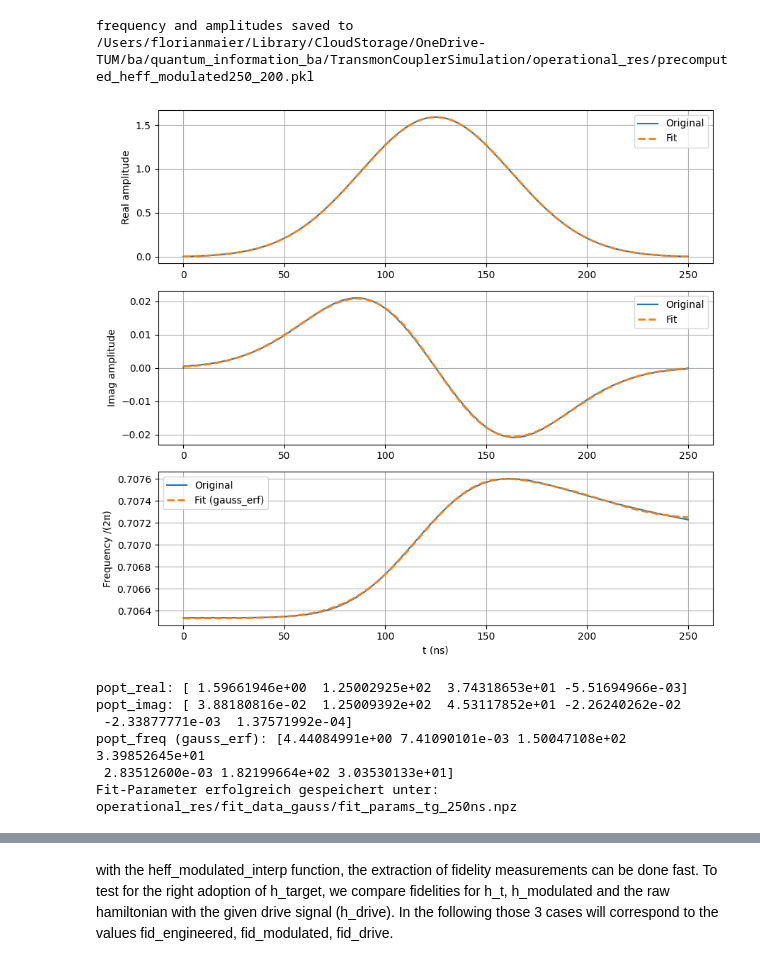
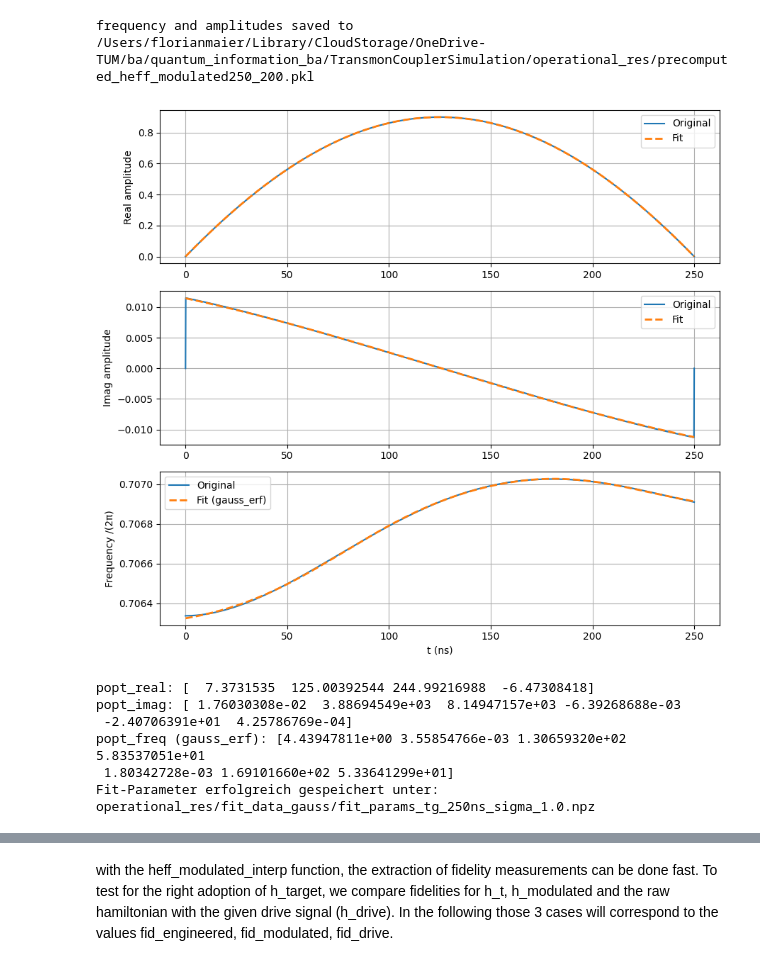
Before and after one commit to FlorianMaier04/TransmonCouplerSimulation, a Jupyter notebook: heff.ipynb, the cells around one changed output, grey strips where cells are left out. Drawn from its saved outputs; the diff is of its cells as text; code cells hidden in the pictures.

```diff
--- a/heff.ipynb
+++ b/heff.ipynb
@@ -14,7 +14,8 @@ s.order = 2
 N_t = 200
 tg = 250
 tlist = np.linspace(0, tg, N_t)
-sigma = 0.15
+sigma_ratio = 1.0
+sigma = sigma_ratio
 
 # compute cos params
 cos_amp, cos_wd = compute_cos_params(s, tg)
@@ -360,42 +361,41 @@ def fit_drive_components(tg, n=2000, freq_model="gauss_erf"):
         exp_term = sp.exp((sigma ** 2 / (2 * tau ** 2)) - ((t - mu) / tau))
         erfc_term = sp.erfc((sigma ** 2 / tau - (t - mu)) / (sp.sqrt(2) * sigma))
         freq_sym = c0 + A * exp_term * erfc_term
 
     print("popt_real:", popt_real)
     print("popt_imag:", popt_imag)
     print(f"popt_freq ({freq_model}):", popt_freq)
 
     # Erstelle den Zielordner, falls er noch nicht existiert
     output_dir = "operational_res/fit_data_gauss"
     os.makedirs(output_dir, exist_ok=True)
 
     # tg exakt als Ganzzahl (int) formatieren
     tg_int = int(round(tg))
-    filename = os.path.join(output_dir, f"fit_params_tg_{tg_int}ns.npz")
-
+    filename = os.path.join(output_dir, f"fit_params_tg_{tg_int}ns_sigma_{(sigma_ratio):.1f}.npz")
     # Speichern der Parameter-Arrays sowie Metadaten
     np.savez(
         filename,
         tg=tg_int,
         freq_model=freq_model,
         popt_real=popt_real,
         popt_imag=popt_imag,
         popt_freq=popt_freq
     )
 
     print(f"Fit-Parameter erfolgreich gespeichert unter: {filename}")
     return amp_sym, freq_sym, sp.lambdify(t, amp_sym, "numpy"), sp.lambdify(t, freq_sym, "numpy")
 
 # Aufruf:
 amp_sym, freq_sym, amp_func, freq_func = fit_drive_components(tg, freq_model="gauss_erf")
 # %% [output]
-[figure, old version]
+[figure, new version]
-popt_real: [ 1.59661946e+00  1.25002925e+02  3.74318653e+01 -5.51694966e-03]
-popt_imag: [ 3.88180816e-02  1.25009392e+02  4.53117852e+01 -2.26240262e-02
- -2.33877771e-03  1.37571992e-04]
-popt_freq (gauss_erf): [4.44084991e+00 7.41090101e-03 1.50047108e+02 3.39852645e+01
- 2.83512600e-03 1.82199664e+02 3.03530133e+01]
-Fit-Parameter erfolgreich gespeichert unter: operational_res/fit_data_gauss/fit_params_tg_250ns.npz
+popt_real: [  7.3731535  125.00392544 244.99216988  -6.47308418]
+popt_imag: [ 1.76030308e-02  3.88694549e+03  8.14947157e+03 -6.39268688e-03
+ -2.40706391e+01  4.25786769e-04]
+popt_freq (gauss_erf): [4.43947811e+00 3.55854766e-03 1.30659320e+02 5.83537051e+01
+ 1.80342728e-03 1.69101660e+02 5.33641299e+01]
+Fit-Parameter erfolgreich gespeichert unter: operational_res/fit_data_gauss/fit_params_tg_250ns_sigma_1.0.npz
 # %%
 def plot_drive_components(t_end=tg, n=2000):
     t_vals = np.linspace(0, t_end, n)
```
Also changed, not shown: parts of 6 cells of this notebook, 16 other files.
